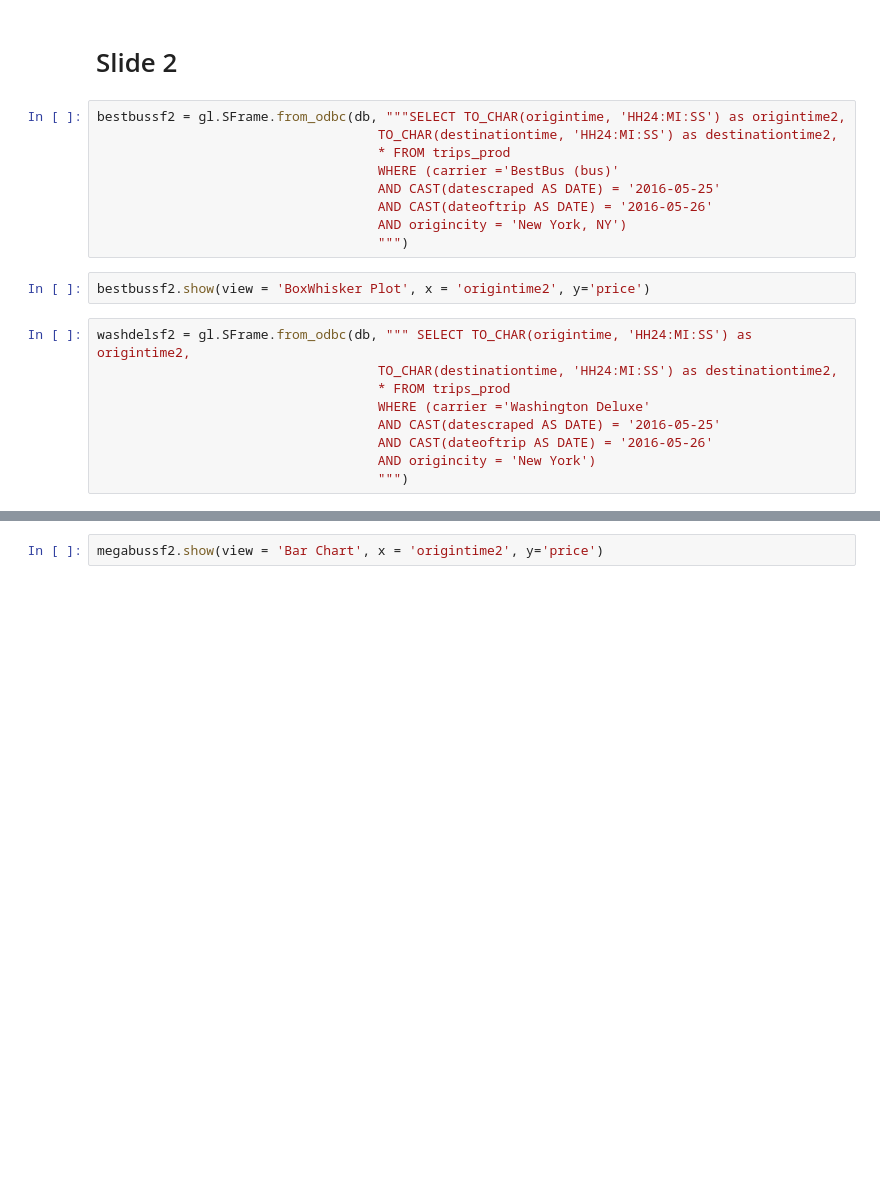
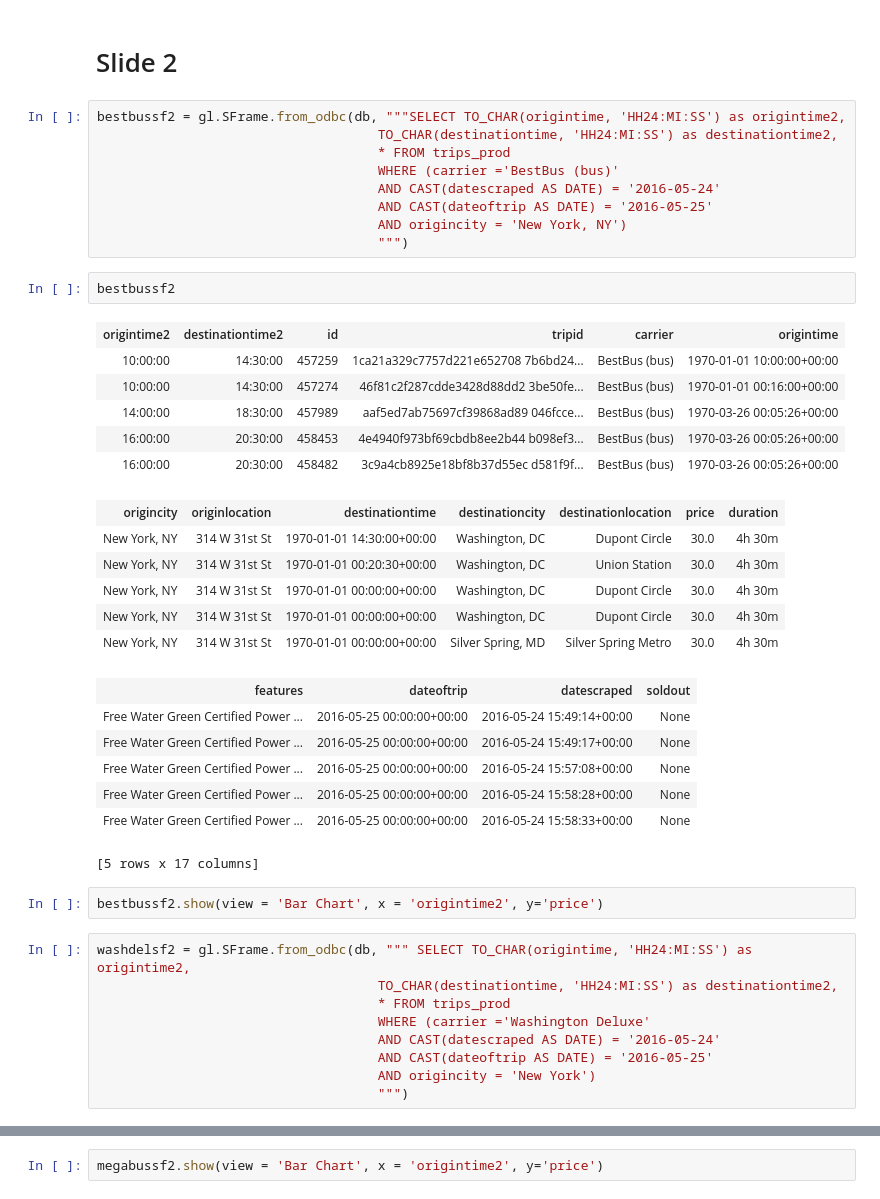
Before and after one commit to voshawn/bestbus, a Jupyter notebook: Analysis for BestBus Intro Slides.ipynb, the cells around one changed output, grey strips where cells are left out. Saved outputs shown, nothing was run; the diff lists cells and outputs as text; blank space fills up the shorter version.

```diff
--- a/Analysis for BestBus Intro Slides.ipynb
+++ b/Analysis for BestBus Intro Slides.ipynb
@@ -80,19 +81,41 @@ bestbussf2 = gl.SFrame.from_odbc(db, """SELECT TO_CHAR(origintime, 'HH24:MI:SS')
                                     TO_CHAR(destinationtime, 'HH24:MI:SS') as destinationtime2,
                                     * FROM trips_prod
                                     WHERE (carrier ='BestBus (bus)'
-                                    AND CAST(datescraped AS DATE) = '2016-05-25'
-                                    AND CAST(dateoftrip AS DATE) = '2016-05-26'
+                                    AND CAST(datescraped AS DATE) = '2016-05-24'
+                                    AND CAST(dateoftrip AS DATE) = '2016-05-25'
                                     AND origincity = 'New York, NY')
                                     """)
+# %%
+bestbussf2
+# %% [output]
+| origintime2 | destinationtime2 | id | tripid | carrier | origintime |
+| 10:00:00 | 14:30:00 | 457259 | 1ca21a329c7757d221e652708 7b6bd24... | BestBus (bus) | 1970-01-01 10:00:00+00:00 |
+| 10:00:00 | 14:30:00 | 457274 | 46f81c2f287cdde3428d88dd2 3be50fe... | BestBus (bus) | 1970-01-01 00:16:00+00:00 |
+| 14:00:00 | 18:30:00 | 457989 | aaf5ed7ab75697cf39868ad89 046fcce... | BestBus (bus) | 1970-03-26 00:05:26+00:00 |
+| 16:00:00 | 20:30:00 | 458453 | 4e4940f973bf69cbdb8ee2b44 b098ef3... | BestBus (bus) | 1970-03-26 00:05:26+00:00 |
+| 16:00:00 | 20:30:00 | 458482 | 3c9a4cb8925e18bf8b37d55ec d581f9f... | BestBus (bus) | 1970-03-26 00:05:26+00:00 |
+| origincity | originlocation | destinationtime | destinationcity | destinationlocation | price | duration |
+| New York, NY | 314 W 31st St | 1970-01-01 14:30:00+00:00 | Washington, DC | Dupont Circle | 30.0 | 4h 30m |
+| New York, NY | 314 W 31st St | 1970-01-01 00:20:30+00:00 | Washington, DC | Union Station | 30.0 | 4h 30m |
+| New York, NY | 314 W 31st St | 1970-01-01 00:00:00+00:00 | Washington, DC | Dupont Circle | 30.0 | 4h 30m |
+| New York, NY | 314 W 31st St | 1970-01-01 00:00:00+00:00 | Washington, DC | Dupont Circle | 30.0 | 4h 30m |
+| New York, NY | 314 W 31st St | 1970-01-01 00:00:00+00:00 | Silver Spring, MD | Silver Spring Metro | 30.0 | 4h 30m |
+| features | dateoftrip | datescraped | soldout |
+| Free Water Green Certified Power ... | 2016-05-25 00:00:00+00:00 | 2016-05-24 15:49:14+00:00 | None |
+| Free Water Green Certified Power ... | 2016-05-25 00:00:00+00:00 | 2016-05-24 15:49:17+00:00 | None |
+| Free Water Green Certified Power ... | 2016-05-25 00:00:00+00:00 | 2016-05-24 15:57:08+00:00 | None |
+| Free Water Green Certified Power ... | 2016-05-25 00:00:00+00:00 | 2016-05-24 15:58:28+00:00 | None |
+| Free Water Green Certified Power ... | 2016-05-25 00:00:00+00:00 | 2016-05-24 15:58:33+00:00 | None |
+[5 rows x 17 columns]
 # %%
-bestbussf2.show(view = 'BoxWhisker Plot', x = 'origintime2', y='price')
+bestbussf2.show(view = 'Bar Chart', x = 'origintime2', y='price')
 # %%
 washdelsf2 = gl.SFrame.from_odbc(db, """ SELECT TO_CHAR(origintime, 'HH24:MI:SS') as origintime2,
                                     TO_CHAR(destinationtime, 'HH24:MI:SS') as destinationtime2,
                                     * FROM trips_prod
                                     WHERE (carrier ='Washington Deluxe'
-                                    AND CAST(datescraped AS DATE) = '2016-05-25'
-                                    AND CAST(dateoftrip AS DATE) = '2016-05-26'
+                                    AND CAST(datescraped AS DATE) = '2016-05-24'
+                                    AND CAST(dateoftrip AS DATE) = '2016-05-25'
                                     AND origincity = 'New York')
                                     """)
 # %%
```
Also changed, not shown: parts of 9 cells of this notebook.
